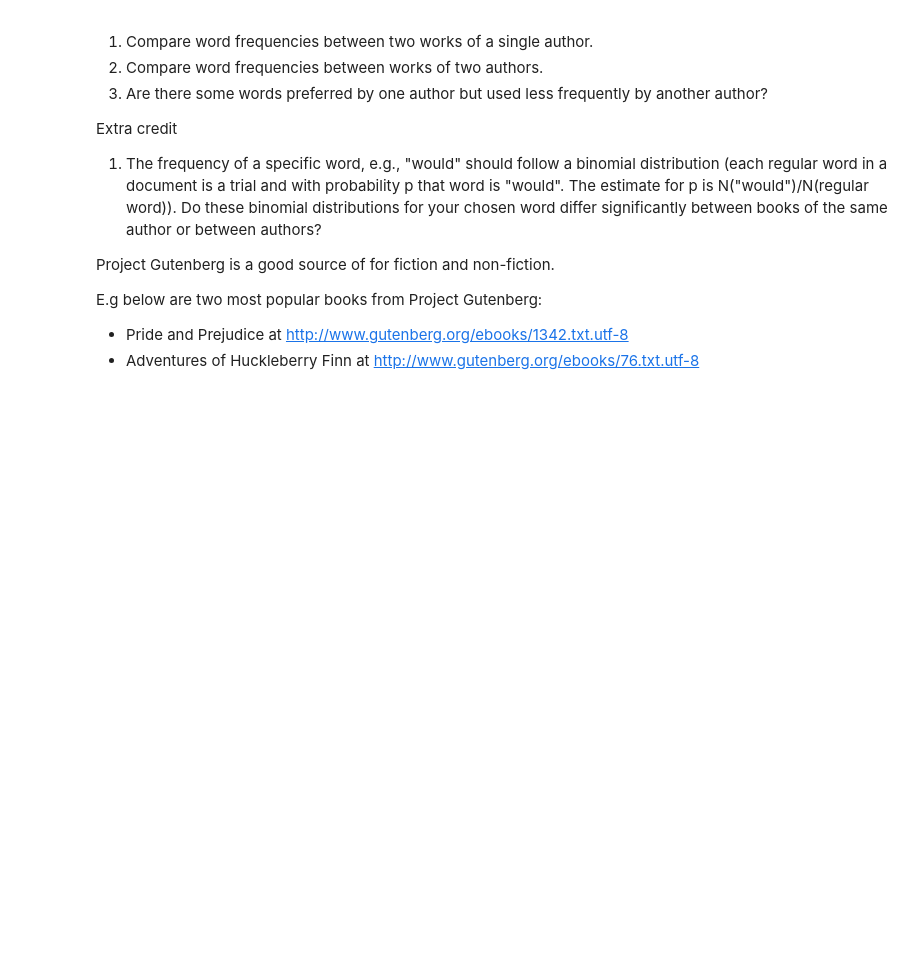
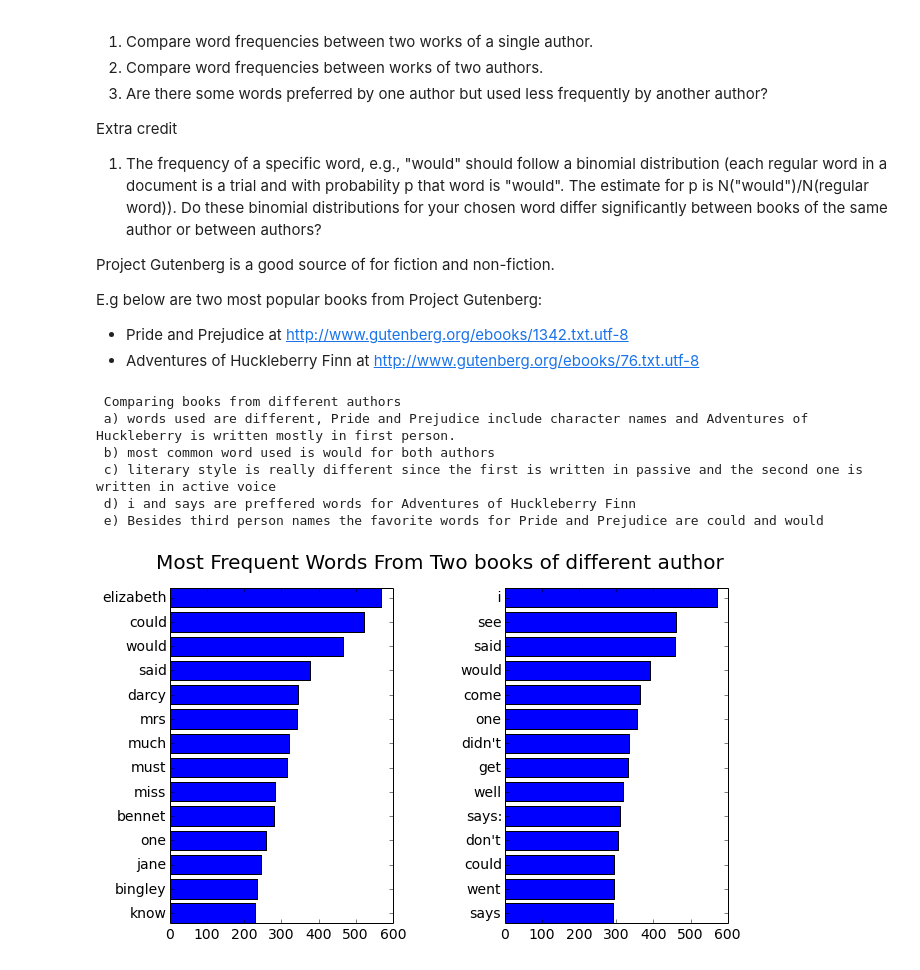
Before and after one commit to fdac/Assignment1, a Jupyter notebook: Assignment1.ipynb, the cells around one changed output. Cells and saved outputs as stored; diff of their text form; code cells hidden in the pictures; blank space fills up the shorter version.

```diff
--- a/Assignment1.ipynb
+++ b/Assignment1.ipynb
@@ -174,3 +263,17 @@ Project Gutenberg is a good source of for fiction and non-fiction.
 E.g below are two most popular books from Project Gutenberg:
 - Pride and Prejudice at http://www.gutenberg.org/ebooks/1342.txt.utf-8
 - Adventures of Huckleberry Finn at http://www.gutenberg.org/ebooks/76.txt.utf-8
+# %%
+print " Comparing books from different authors \n a) words used are different, Pride and Prejudice include character names and Adventures of Huckleberry is written mostly in first person. \r\n b) most common word used is would for both authors \r\n c) literary style is really different since the first is written in passive and the second one is written in active voice \r\n d) i and says are preffered words for Adventures of Huckleberry Finn \r\n e) Besides third person names the favorite words for Pride and Prejudice are could and would"
+
+(wf_g1, tw_g1) = get_wf('http://www.gutenberg.org/ebooks/1342.txt.utf-8')
+(wf_g2, tw_g2) = get_wf('http://www.gutenberg.org/ebooks/76.txt.utf-8')
+plotTwoLists (wf_g1, wf_g2, 'Most Frequent Words From Two books of different author')
+# %% [output]
+ Comparing books from different authors
+ a) words used are different, Pride and Prejudice include character names and Adventures of Huckleberry is written mostly in first person.
+ b) most common word used is would for both authors
+ c) literary style is really different since the first is written in passive and the second one is written in active voice
+ d) i and says are preffered words for Adventures of Huckleberry Finn
+ e) Besides third person names the favorite words for Pride and Prejudice are could and would
+[figure, added]
```
Also changed, not shown: parts of 8 cells of this notebook.
